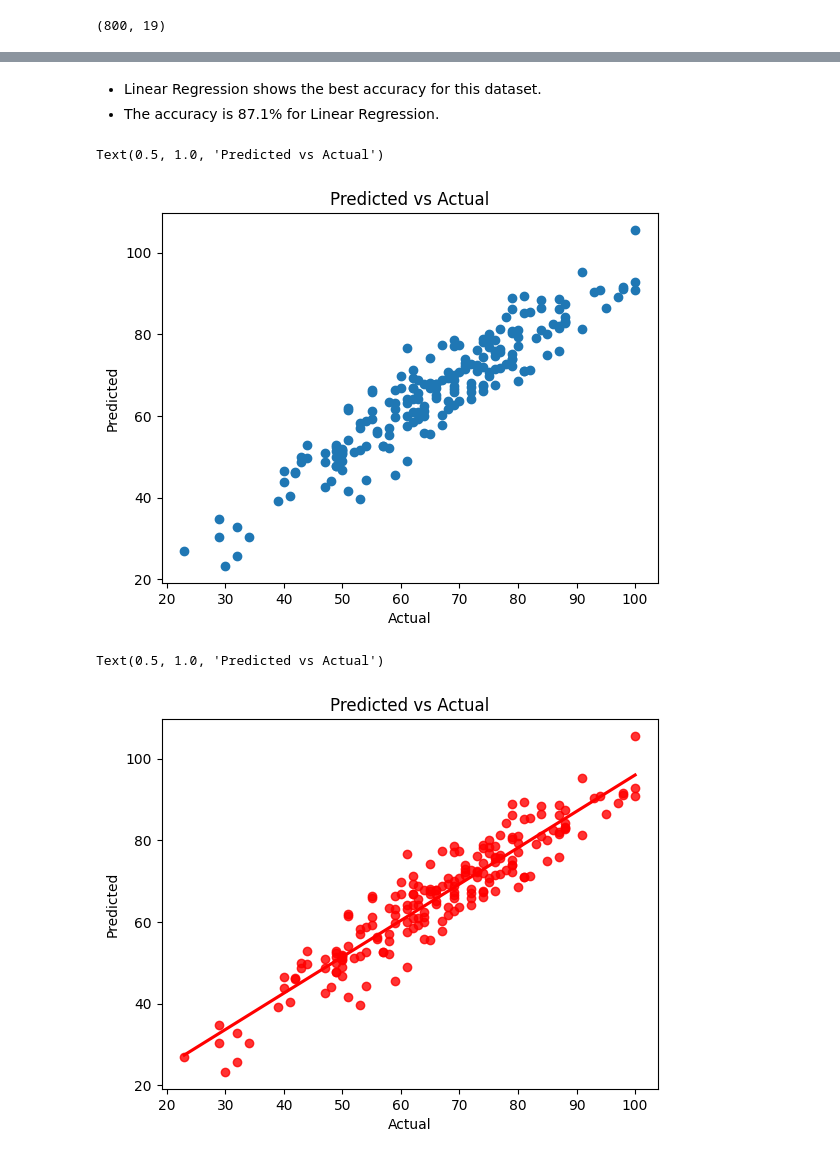
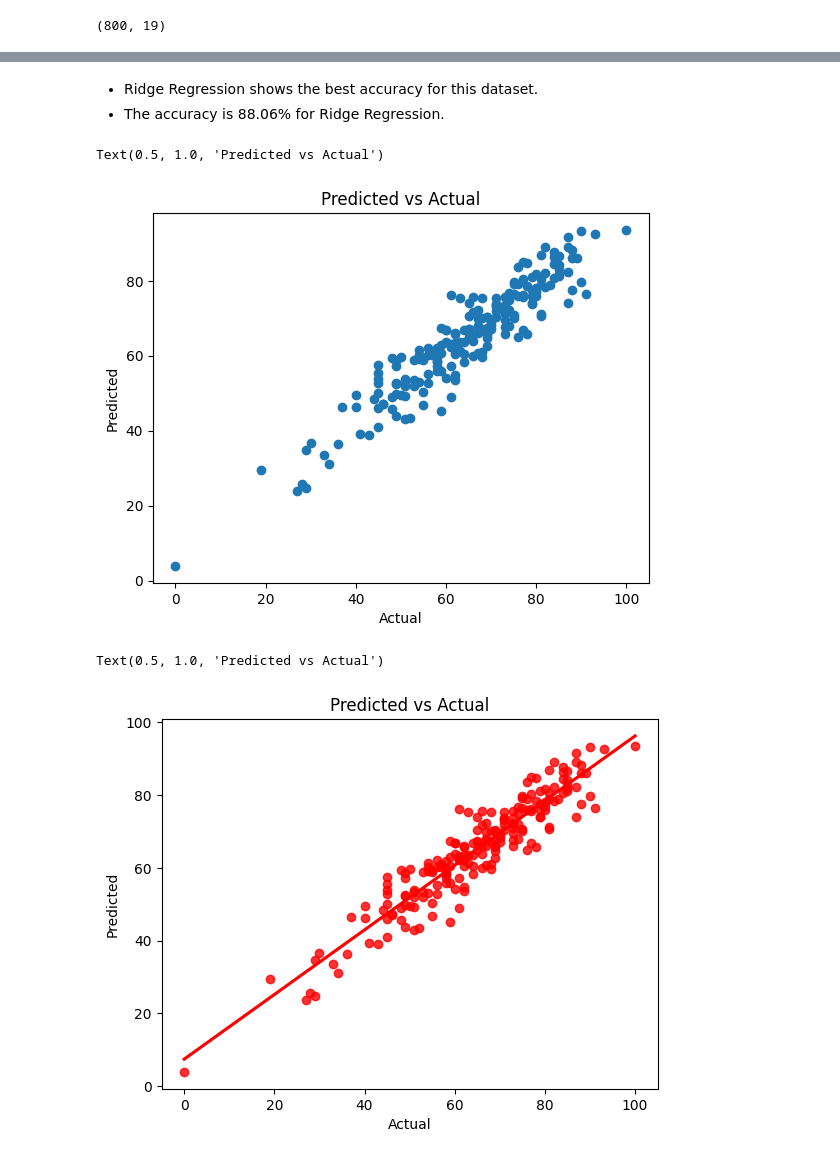
Before and after one commit to k7943/ML_Project-1, a Jupyter notebook: notebook/Model Training.ipynb, the cells around one changed output, grey strips where cells are left out. Saved outputs shown, nothing was run; the diff lists cells and outputs as text; code cells hidden in the pictures.

```diff
--- a/notebook/Model Training.ipynb
+++ b/notebook/Model Training.ipynb
@@ -195,20 +195,20 @@ pd.DataFrame(list(zip(model_list, r2_list, rmse_list, mae_list)), columns=['Mode
 # %% [markdown]
-- Linear Regression shows the best accuracy for this dataset.
-- The accuracy is 87.1% for Linear Regression.
+- Ridge Regression shows the best accuracy for this dataset.
+- The accuracy is 88.06% for Ridge Regression.
 # %%
 # Plot y_pred and y_test
 
-LinearRegressor = LinearRegression()
-LinearRegressor.fit(X_train, y_train)
-y_pred = LinearRegressor.predict(X_test)
+RidgeRegressor = Ridge()
+RidgeRegressor.fit(X_train, y_train)
+y_pred = RidgeRegressor.predict(X_test)
 
 plt.scatter(y_test, y_pred)
 plt.xlabel("Actual")
 plt.ylabel("Predicted")
 plt.title("Predicted vs Actual")
 # %% [output]
 Text(0.5, 1.0, 'Predicted vs Actual')
-[figure, old version]
+[figure, new version]
 # %%
 sns.regplot(x=y_test,y=y_pred,ci=None,color ='red')
 plt.xlabel("Actual")
@@ -216,7 +216,7 @@ plt.ylabel("Predicted")
 plt.title("Predicted vs Actual")
 # %% [output]
 Text(0.5, 1.0, 'Predicted vs Actual')
-[figure, old version]
+[figure, new version]
 # %%
 # Data Frame of Predicated and Actual values
 pred_df=pd.DataFrame({'Actual Value':y_test,'Predicted Value':y_pred,'Difference':y_test-y_pred})
```
Also changed, not shown: parts of 5 cells of this notebook, 3 other files.
